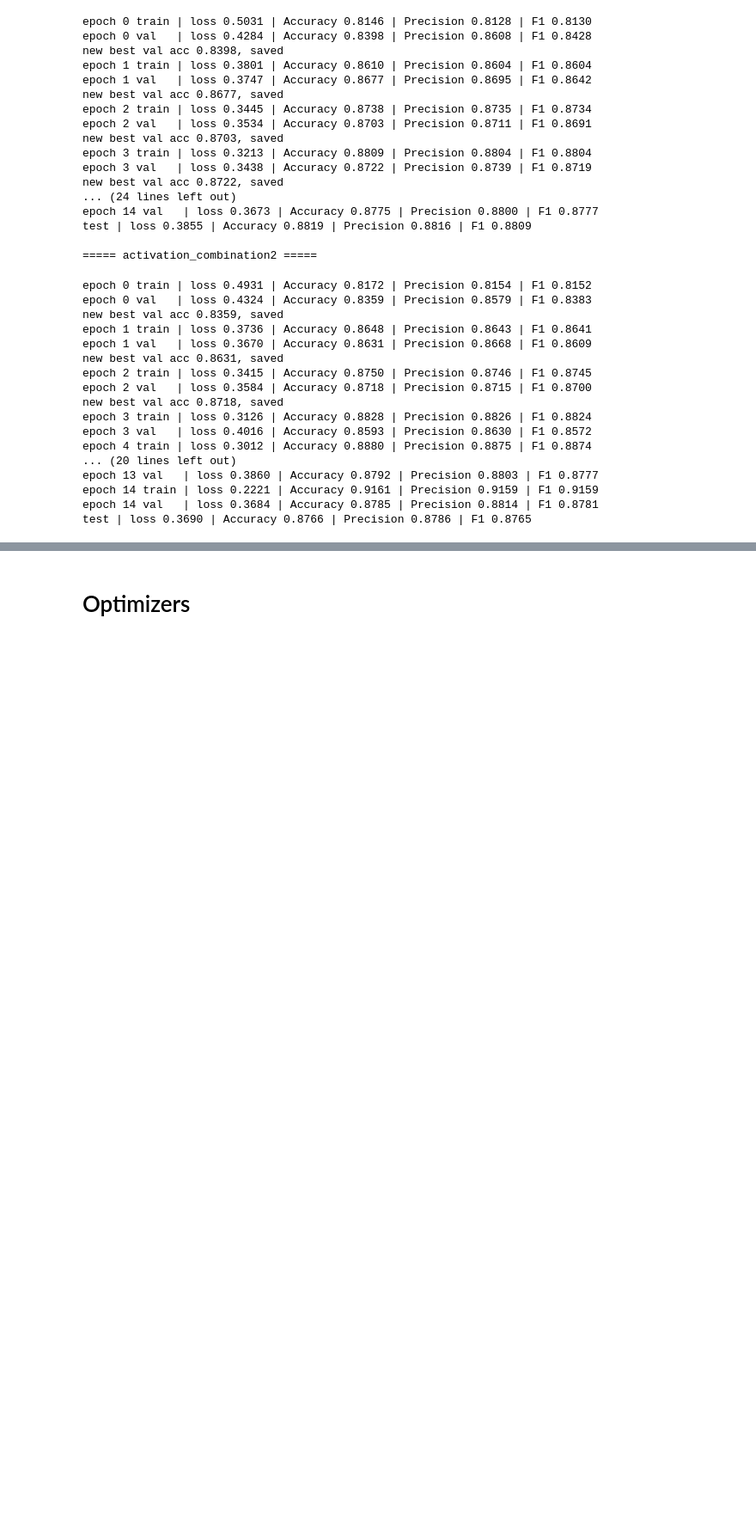
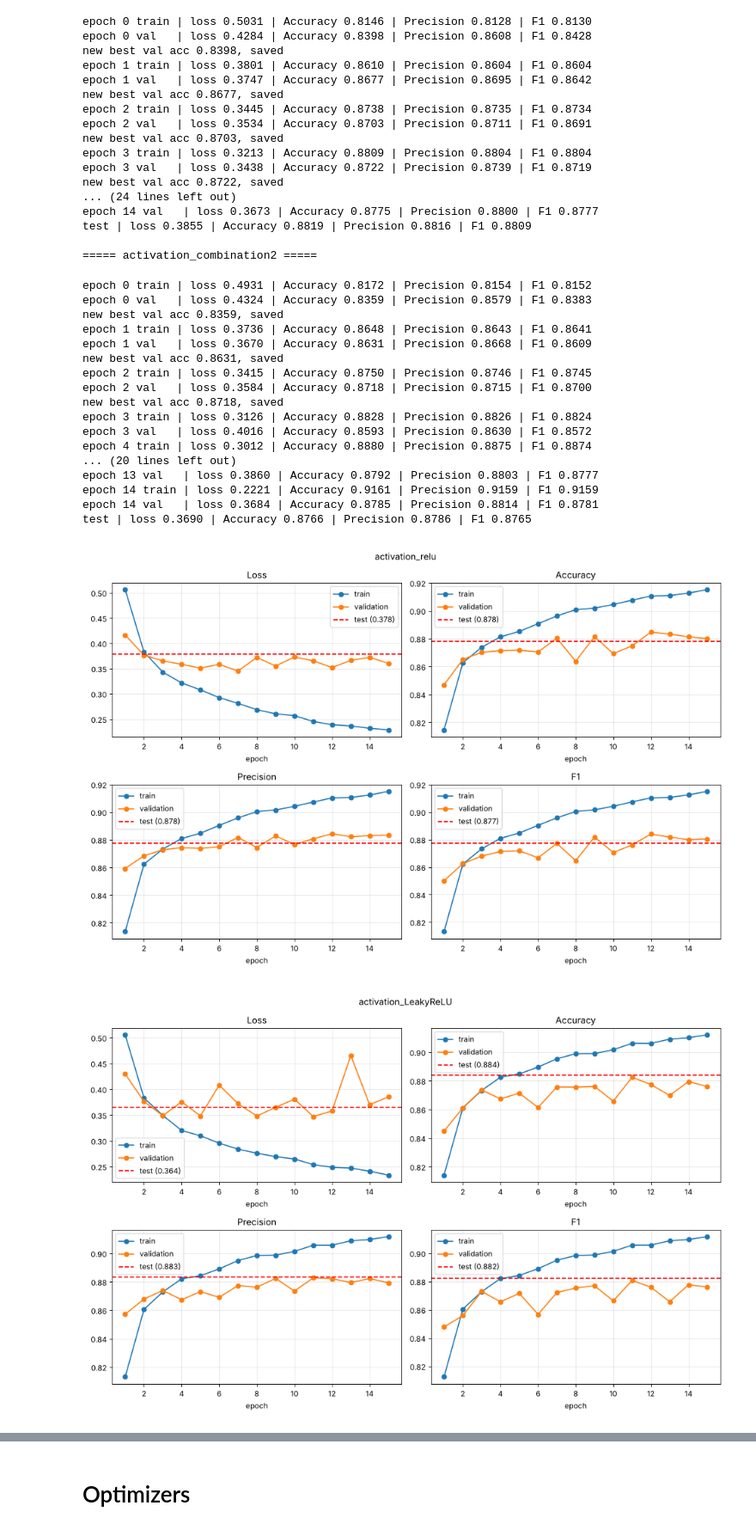
Before and after one commit to XerXes79/IDL-2026, a Jupyter notebook: Assignemnt 1/Assignment1.ipynb, the cells around one changed output, grey strips where cells are left out. Shown at 86% size. Drawn from its saved outputs; the diff is of its cells as text; code cells hidden in the pictures; blank space fills up the shorter version.

```diff
--- a/Assignemnt 1/Assignment1.ipynb
+++ b/Assignemnt 1/Assignment1.ipynb
@@ -587,3 +652,12 @@ epoch 13 val   | loss 0.3860 | Accuracy 0.8792 | Precision 0.8803 | F1 0.8777
 epoch 14 train | loss 0.2221 | Accuracy 0.9161 | Precision 0.9159 | F1 0.9159
 epoch 14 val   | loss 0.3684 | Accuracy 0.8785 | Precision 0.8814 | F1 0.8781
 test | loss 0.3690 | Accuracy 0.8766 | Precision 0.8786 | F1 0.8765
+# %%
+
+for name in ["activation_relu", "activation_LeakyReLU", "activation_nn.GELU", "activation_combination1", "activation_combination2"]:
+    h, t = load_run(name)
+    results[name] = {"history": h, "best_val_acc": max(h["val_acc"]), "test": t}
+    plot_history(h, t, title=name)
+# %% [output]
+[figure, added]
+[figure, added]
```
Also changed, not shown: parts of 25 cells of this notebook.
